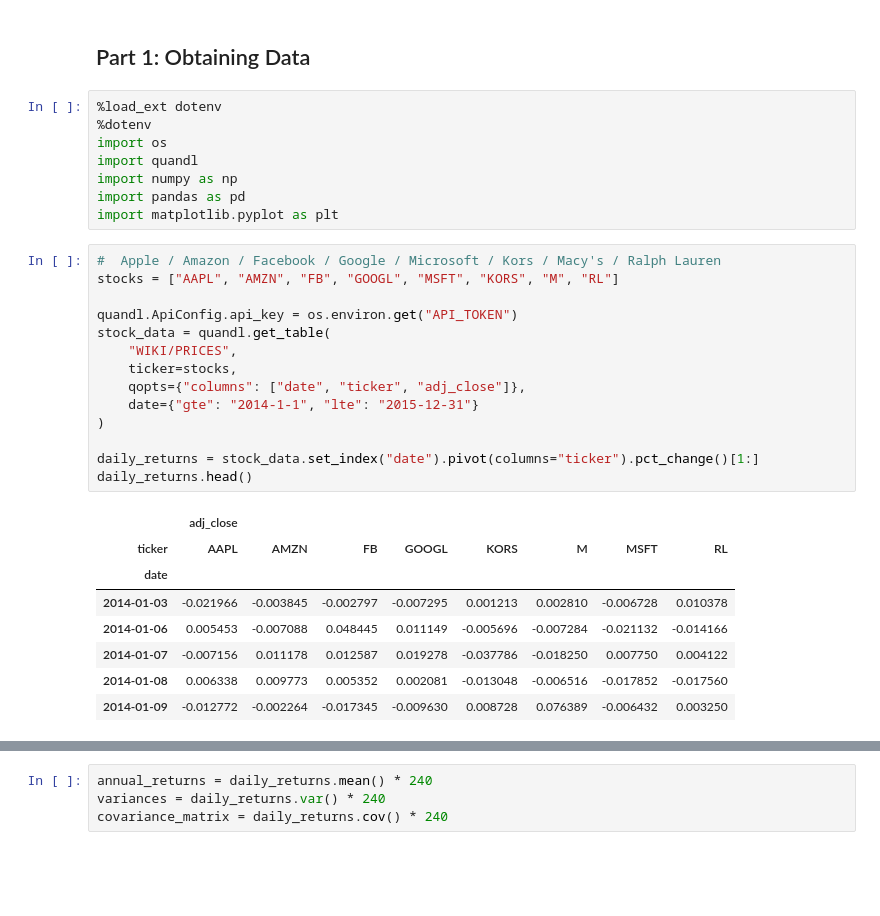
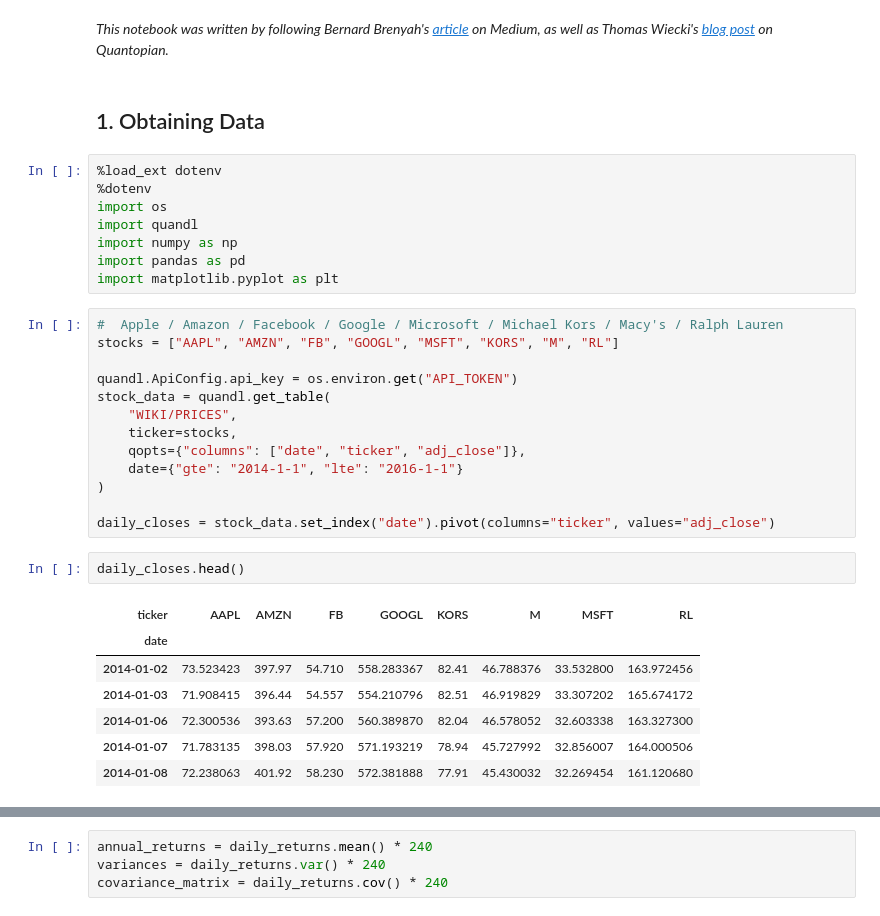
Before and after one commit to chaotea/portfolio-theory, a Jupyter notebook: Mean-Variance Portfolio Theory.ipynb, the cells around one changed output, grey strips where cells are left out. Cells and saved outputs as stored; diff of their text form; blank space fills up the shorter version.

```diff
--- a/Mean-Variance Portfolio Theory.ipynb
+++ b/Mean-Variance Portfolio Theory.ipynb
@@ -10,5 +13,7 @@ Following the guidance of this [article](https://medium.com/python-data/effient-
+# %% [markdown]
+_This notebook was written by following Bernard Brenyah's [article](https://medium.com/python-data/effient-frontier-in-python-34b0c3043314) on Medium, as well as Thomas Wiecki's [blog post](https://blog.quantopian.com/markowitz-portfolio-optimization-2/) on Quantopian._
 # %% [markdown]
-## Part 1: Obtaining Data
+## 1. Obtaining Data
 # %%
 %load_ext dotenv
 %dotenv
@@ -18,7 +23,7 @@ import numpy as np
 import pandas as pd
 import matplotlib.pyplot as plt
 # %%
-#  Apple / Amazon / Facebook / Google / Microsoft / Kors / Macy's / Ralph Lauren
+#  Apple / Amazon / Facebook / Google / Microsoft / Michael Kors / Macy's / Ralph Lauren
 stocks = ["AAPL", "AMZN", "FB", "GOOGL", "MSFT", "KORS", "M", "RL"]
 
 quandl.ApiConfig.api_key = os.environ.get("API_TOKEN")
@@ -26,17 +31,17 @@ stock_data = quandl.get_table(
     "WIKI/PRICES",
     ticker=stocks,
     qopts={"columns": ["date", "ticker", "adj_close"]},
-    date={"gte": "2014-1-1", "lte": "2015-12-31"}
+    date={"gte": "2014-1-1", "lte": "2016-1-1"}
 )
 
-daily_returns = stock_data.set_index("date").pivot(columns="ticker").pct_change()[1:]
-daily_returns.head()
+daily_closes = stock_data.set_index("date").pivot(columns="ticker", values="adj_close")
-# %% [output]
-|  | adj_close |  |  |  |  |  |  |  |
-| ticker | AAPL | AMZN | FB | GOOGL | KORS | M | MSFT | RL |
-| date |  |  |  |  |  |  |  |  |
-| 2014-01-03 | -0.021966 | -0.003845 | -0.002797 | -0.007295 | 0.001213 | 0.002810 | -0.006728 | 0.010378 |
-| 2014-01-06 | 0.005453 | -0.007088 | 0.048445 | 0.011149 | -0.005696 | -0.007284 | -0.021132 | -0.014166 |
-| 2014-01-07 | -0.007156 | 0.011178 | 0.012587 | 0.019278 | -0.037786 | -0.018250 | 0.007750 | 0.004122 |
-| 2014-01-08 | 0.006338 | 0.009773 | 0.005352 | 0.002081 | -0.013048 | -0.006516 | -0.017852 | -0.017560 |
-| 2014-01-09 | -0.012772 | -0.002264 | -0.017345 | -0.009630 | 0.008728 | 0.076389 | -0.006432 | 0.003250 |
+# %%
+daily_closes.head()
+# %% [output]
+| ticker | AAPL | AMZN | FB | GOOGL | KORS | M | MSFT | RL |
+| date |  |  |  |  |  |  |  |  |
+| 2014-01-02 | 73.523423 | 397.97 | 54.710 | 558.283367 | 82.41 | 46.788376 | 33.532800 | 163.972456 |
+| 2014-01-03 | 71.908415 | 396.44 | 54.557 | 554.210796 | 82.51 | 46.919829 | 33.307202 | 165.674172 |
+| 2014-01-06 | 72.300536 | 393.63 | 57.200 | 560.389870 | 82.04 | 46.578052 | 32.603338 | 163.327300 |
+| 2014-01-07 | 71.783135 | 398.03 | 57.920 | 571.193219 | 78.94 | 45.727992 | 32.856007 | 164.000506 |
+| 2014-01-08 | 72.238063 | 401.92 | 58.230 | 572.381888 | 77.91 | 45.430032 | 32.269454 | 161.120680 |
```
Also changed, not shown: parts of 20 cells of this notebook.
